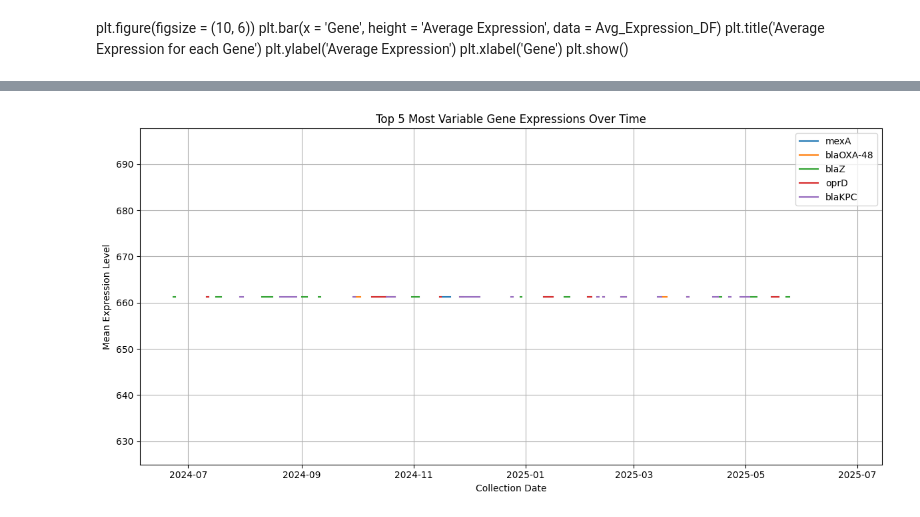
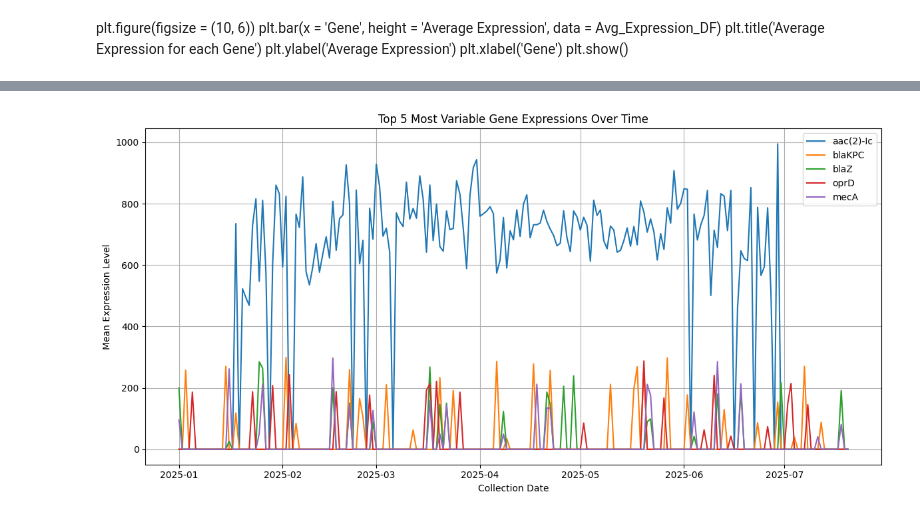
Before and after one commit to Nery-MC/LSI, a Jupyter notebook: Coding Workshop/AMR_Outbreak_Simulation.ipynb, the cells around one changed output, grey strips where cells are left out. Drawn from its saved outputs; the diff is of its cells as text; code cells hidden in the pictures.

```diff
--- a/Coding Workshop/AMR_Outbreak_Simulation.ipynb
+++ b/Coding Workshop/AMR_Outbreak_Simulation.ipynb
@@ -315,36 +315,55 @@ Unit       0.016193  -0.012666  1.000000
 # %%
+from collections import defaultdict
+import pandas as pd
+import matplotlib.pyplot as plt
+from datetime import datetime, timedelta
+
+# Define mean expression helper
+def Mean_Expression(values):
+    return sum(values) / len(values) if values else 0
+
+# Step 1: Organize expression levels by gene and date
 Expression_by_Time = defaultdict(lambda: defaultdict(list))
 
-for i, Row in Expression_w_Clinical.iterrows():
-    Date = Row['Collection Date']
-    Expression = Row['Expression Level']
-    Gene = Row['Gene']
-    Expression_by_Time[Gene][Date].append(Level)
+for _, row in Expression_w_Clinical.iterrows():
+    date = row['Collection Date']
+    expression = row['Expression Level']
+    gene = row['Gene']
+    Expression_by_Time[gene][date].append(expression)
 
-# Compute mean expression per gene per date
+# Step 2: Compute mean expression per gene per date
 Gene_Time_Avg = {
-    Gene: {Date: Mean_Expression(Levels) for Date, Levels in Date_Map.items()} for Gene, Date_Map in Expression_by_Time.items()
+    gene: {date: Mean_Expression(levels) for date, levels in date_map.items()}
+    for gene, date_map in Expression_by_Time.items()
 }
 
+# Step 3: Convert to DataFrame and sort by date
+Timeline_DF = pd.DataFrame(Gene_Time_Avg)
 
-# Convert to time-indexed DataFrame
-Timeline_DF = pd.DataFrame(Gene_Time_Avg).sort_index()
+# Step 4: Fill missing dates from 2025-01-01 to 200 days later
+start_date = datetime(2025, 1, 1)
+end_date = start_date + timedelta(days=200)
+full_range = pd.date_range(start=start_date, end=end_date)
 
+# Reindex to include all dates and fill NaNs with 0
+Timeline_DF = Timeline_DF.reindex(full_range).fillna(0)
+
+# Step 5: Plot top 5 most variable genes
 Top_Genes = Timeline_DF.std().sort_values(ascending=False).head(5).index
+
 plt.figure(figsize=(12, 6))
-
 for gene in Top_Genes:
     plt.plot(Timeline_DF.index, Timeline_DF[gene], label=gene)
 
-plt.title(f"Top 5 Most Variable Gene Expressions Over Time")
+plt.title("Top 5 Most Variable Gene Expressions Over Time")
 plt.xlabel("Collection Date")
 plt.ylabel("Mean Expression Level")
 plt.legend()
 plt.grid(True)
 plt.tight_layout()
 plt.show()
 # %% [output]
-[figure, old version]
+[figure, new version]
 # %%
 # Plot
 plt.figure(figsize=(12, 6))
```
Also changed, not shown: parts of 10 cells of this notebook, 2 other files.
